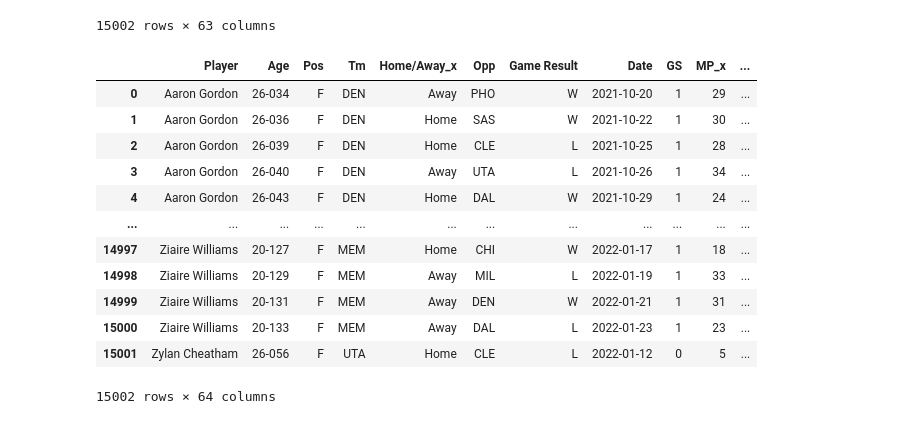
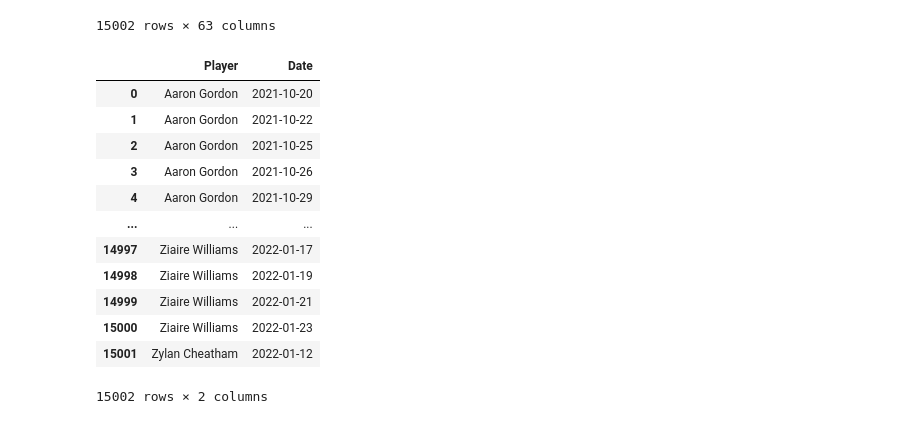
Before and after one commit to VinceDiR/Prop_Betting_Regression_Project, a Jupyter notebook: Engineering and Modelling.ipynb, the cells around one changed output. Saved outputs shown, nothing was run; the diff lists cells and outputs as text; code cells hidden in the pictures.

```diff
--- a/Engineering and Modelling.ipynb
+++ b/Engineering and Modelling.ipynb
@@ -28,20 +30,3 @@ df
 15002 rows × 63 columns
 # %%
 df.Date = pd.to_datetime(df.Date)
-# %%
-df['days_rest'] = df.groupby(['Player', 'Date'])['Date'].apply(lambda x: x.diff())
-df
-# %% [output]
-|  | Player | Age | Pos | Tm | Home/Away_x | Opp | Game Result | Date | GS | MP_x | ... |
-| 0 | Aaron Gordon | 26-034 | F | DEN | Away | PHO | W | 2021-10-20 | 1 | 29 | ... |
-| 1 | Aaron Gordon | 26-036 | F | DEN | Home | SAS | W | 2021-10-22 | 1 | 30 | ... |
-| 2 | Aaron Gordon | 26-039 | F | DEN | Home | CLE | L | 2021-10-25 | 1 | 28 | ... |
-| 3 | Aaron Gordon | 26-040 | F | DEN | Away | UTA | L | 2021-10-26 | 1 | 34 | ... |
-| 4 | Aaron Gordon | 26-043 | F | DEN | Home | DAL | W | 2021-10-29 | 1 | 24 | ... |
-| ... | ... | ... | ... | ... | ... | ... | ... | ... | ... | ... | ... |
-| 14997 | Ziaire Williams | 20-127 | F | MEM | Home | CHI | W | 2022-01-17 | 1 | 18 | ... |
-| 14998 | Ziaire Williams | 20-129 | F | MEM | Away | MIL | L | 2022-01-19 | 1 | 33 | ... |
-| 14999 | Ziaire Williams | 20-131 | F | MEM | Away | DEN | W | 2022-01-21 | 1 | 31 | ... |
-| 15000 | Ziaire Williams | 20-133 | F | MEM | Away | DAL | L | 2022-01-23 | 1 | 23 | ... |
-| 15001 | Zylan Cheatham | 26-056 | F | UTA | Home | CLE | L | 2022-01-12 | 0 | 5 | ... |
-15002 rows × 64 columns
@@ -49,0 +33,17 @@ df['rolling_avg'] = df.PTS_x.
+# %%
+multi_index = df[['Player', 'Date']]
+multi_index
+# %% [output]
+|  | Player | Date |
+| 0 | Aaron Gordon | 2021-10-20 |
+| 1 | Aaron Gordon | 2021-10-22 |
+| 2 | Aaron Gordon | 2021-10-25 |
+| 3 | Aaron Gordon | 2021-10-26 |
+| 4 | Aaron Gordon | 2021-10-29 |
+| ... | ... | ... |
+| 14997 | Ziaire Williams | 2022-01-17 |
+| 14998 | Ziaire Williams | 2022-01-19 |
+| 14999 | Ziaire Williams | 2022-01-21 |
+| 15000 | Ziaire Williams | 2022-01-23 |
+| 15001 | Zylan Cheatham | 2022-01-12 |
+15002 rows × 2 columns
```
Also changed, not shown: parts of 15 cells of this notebook.
